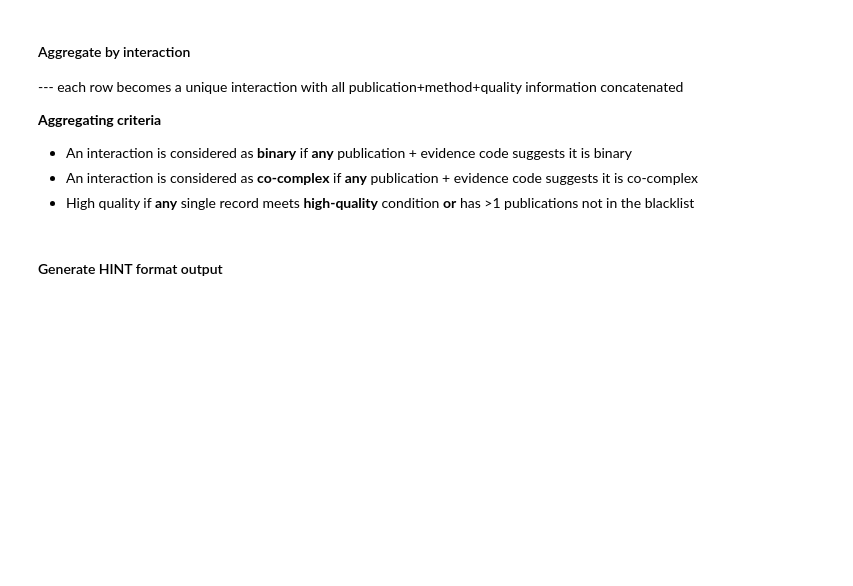
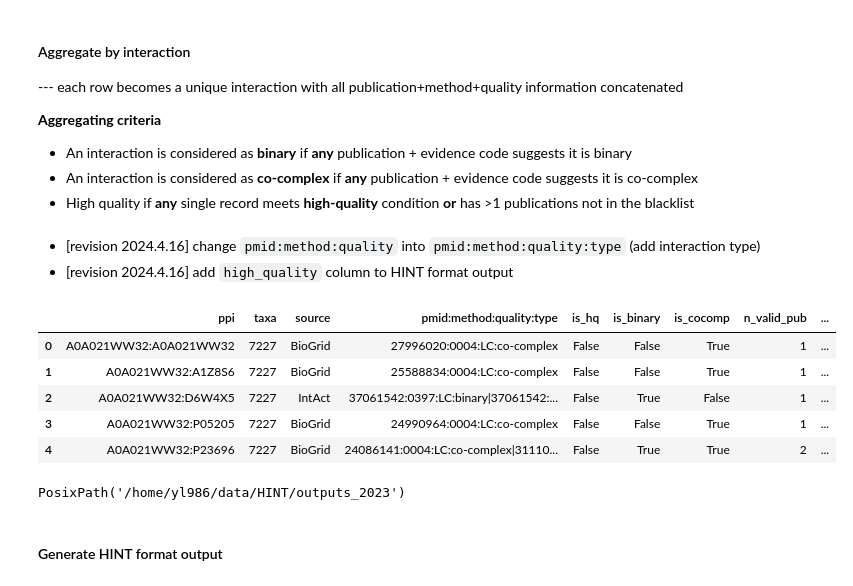
Before and after one commit to haiyuan-yu-lab/HINT_preprocess, a Jupyter notebook: 4-HINT_data_curation.ipynb, the cells around one changed output. Cells and saved outputs as stored; diff of their text form; code cells hidden in the pictures; blank space fills up the shorter version.

```diff
--- a/4-HINT_data_curation.ipynb
+++ b/4-HINT_data_curation.ipynb
@@ -880,11 +945,14 @@ print(len(uprot2gene))
 * An interaction is considered as **binary** if **any** publication + evidence code suggests it is binary
 * An interaction is considered as **co-complex** if **any** publication + evidence code suggests it is co-complex
 * High quality if **any** single record meets **high-quality** condition **or** has >1 publications not in the blacklist
+# %% [markdown]
+* [revision 2024.4.16] change `pmid:method:quality` into `pmid:method:quality:type` (add interaction type)
+* [revision 2024.4.16] add `high_quality` column to HINT format output
 # %%
-ppi_agg_bincomp = ppi_uniq_bincocomp.groupby(['ppi', 'taxa']).agg({'source': set, 'pmid:method:quality': set, 'publ': set,
+ppi_agg_bincomp = ppi_uniq_bincocomp.groupby(['ppi', 'taxa']).agg({'source': set, 'pmid:method:quality:type': set, 'publ': set,
                                                                    'is_hq': any, 'is_binary_pub': any, 'is_cocomp_pub': any}).reset_index()
 ppi_agg_bincomp['source'] = ppi_agg_bincomp['source'].apply(lambda x: '|'.join(sorted(x)))
-ppi_agg_bincomp['pmid:method:quality'] = ppi_agg_bincomp['pmid:method:quality'].apply(lambda x: '|'.join(sorted(x)))
+ppi_agg_bincomp['pmid:method:quality:type'] = ppi_agg_bincomp['pmid:method:quality:type'].apply(lambda x: '|'.join(sorted(x)))
 ppi_agg_bincomp['n_valid_pub'] = ppi_agg_bincomp['publ'].apply(len)
 ppi_agg_bincomp = ppi_agg_bincomp.rename(columns={'is_binary_pub': 'is_binary', 'is_cocomp_pub': 'is_cocomp'}).drop('publ', axis=1)
 # high quality tag when aggregating information from all publications
@@ -894,6 +962,19 @@ ppi_agg_bincomp['is_hq_agg'] = ppi_agg_bincomp['is_hq'] | (ppi_agg_bincomp['n_va
 ppi_agg_bincomp['UniProt_A'], ppi_agg_bincomp['UniProt_B'] = zip(*ppi_agg_bincomp['ppi'].apply(lambda x: x.split(':')))
 ppi_agg_bincomp['Gene_A'] = ppi_agg_bincomp['UniProt_A'].apply(lambda x: uprot2gene.get(x, np.nan))
 ppi_agg_bincomp['Gene_B'] = ppi_agg_bincomp['UniProt_B'].apply(lambda x: uprot2gene.get(x, np.nan))
+# %%
+ppi_agg_bincomp.head()
+# %% [output]
+|  | ppi | taxa | source | pmid:method:quality:type | is_hq | is_binary | is_cocomp | n_valid_pub | ... |
+| 0 | A0A021WW32:A0A021WW32 | 7227 | BioGrid | 27996020:0004:LC:co-complex | False | False | True | 1 | ... |
+| 1 | A0A021WW32:A1Z8S6 | 7227 | BioGrid | 25588834:0004:LC:co-complex | False | False | True | 1 | ... |
+| 2 | A0A021WW32:D6W4X5 | 7227 | IntAct | 37061542:0397:LC:binary|37061542:... | False | True | False | 1 | ... |
+| 3 | A0A021WW32:P05205 | 7227 | BioGrid | 24990964:0004:LC:co-complex | False | False | True | 1 | ... |
+| 4 | A0A021WW32:P23696 | 7227 | BioGrid | 24086141:0004:LC:co-complex|31110... | False | True | True | 2 | ... |
+# %%
+output_root
+# %% [output]
+PosixPath('/home/yl986/data/HINT/outputs_2023')
 # %%
 # save to cache if needed
 ppi_uniq_bincocomp.to_csv(output_root / 'bincocomp_interactome.txt', index=False, sep='\t')  # binary / co-complex (keep seperate rows for different publications/methods)
```
Also changed, not shown: parts of 15 cells of this notebook.
